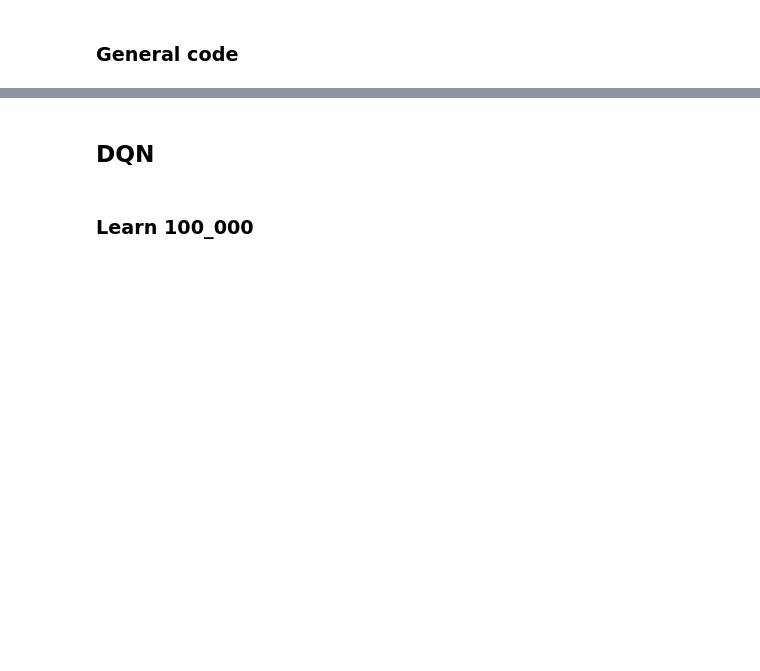
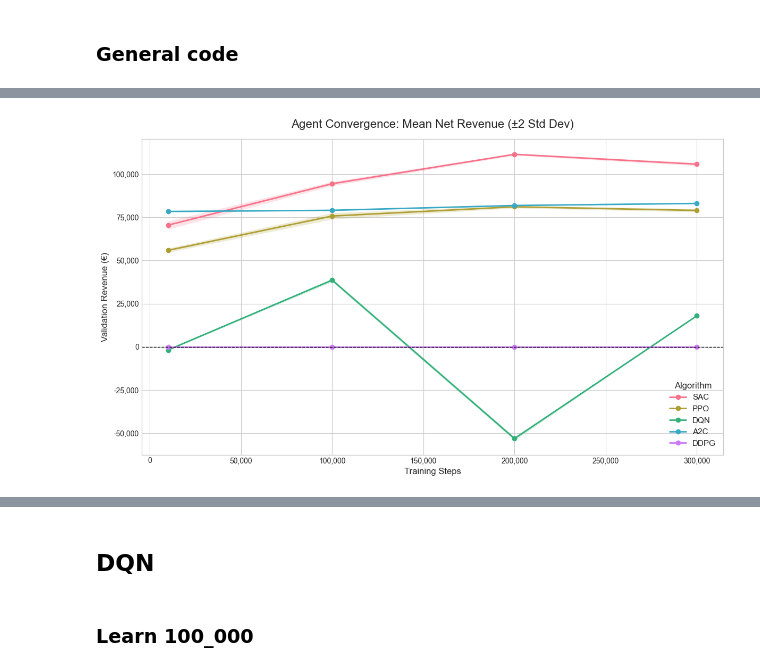
Before and after one commit to DeLany123/Thesis, a Jupyter notebook: Simulation/suite_simple_trading/test_models/compare_different_models.ipynb, the cells around one changed output, grey strips where cells are left out. Drawn from its saved outputs; the diff is of its cells as text; code cells hidden in the pictures; blank space fills up the shorter version.

```diff
--- a/Simulation/suite_simple_trading/test_models/compare_different_models.ipynb
+++ b/Simulation/suite_simple_trading/test_models/compare_different_models.ipynb
@@ -37,6 +36,7 @@ train_df, val_df_list, test_df_list = get_or_create_train_val_test_split(
     TEST_FRACTION,
     BUFFER_DAYS,
 )
+val_df_combined = pd.concat(val_df_list, ignore_index=True)
 test_df_combined = pd.concat(test_df_list, ignore_index=True)
 # %% [output]
 --- Loading cached cleaned data: ../../../data/2025_minute_cleaned.pkl ---
@@ -44,0 +512,56 @@ Split loaded. Total Test Episodes: 10
+# %%
+# 1. Read the data
+df = pd.read_csv("statistical_comparison_results.csv")
+
+# 2. Set professional styling
+plt.style.use('seaborn-v0_8-whitegrid')
+fig, ax = plt.subplots(figsize=(12, 7))
+
+# Define a custom color palette so lines and fills match perfectly
+colors = sns.color_palette("husl", len(df['agent'].unique()))
+
+# 3. Plot each agent
+for i, agent in enumerate(df['agent'].unique()):
+    subset = df[df['agent'] == agent]
+
+    # Plot the mean line with dots at the exact checkpoints
+    line, = ax.plot(
+        subset['total_steps'],
+        subset['mean_revenue'],
+        marker='o',          # Adds a dot at 10k, 100k, etc.
+        linewidth=2,
+        label=agent,
+        color=colors[i]
+    )
+
+    # Plot the standard deviation shading
+    # We multiply by 2 to show the 95% Confidence Interval (2 Standard Deviations)
+    # This makes the very small variance slightly more visible on the graph
+    ax.fill_between(
+        subset['total_steps'],
+        subset['mean_revenue'] - (2 * subset['std_revenue']),
+        subset['mean_revenue'] + (2 * subset['std_revenue']),
+        color=colors[i],
+        alpha=0.2,           # Transparency
+        linewidth=0          # Removes the border of the shaded area
+    )
+
+# 4. Formatting
+ax.set_title("Agent Convergence: Mean Net Revenue (±2 Std Dev)", fontsize=16, pad=15)
+ax.set_xlabel("Training Steps", fontsize=12)
+ax.set_ylabel("Validation Revenue (€)", fontsize=12)
+
+# Format X and Y axes with comma separators (e.g., 100,000)
+ax.xaxis.set_major_formatter(ticker.FuncFormatter(lambda x, p: format(int(x), ',')))
+ax.yaxis.set_major_formatter(ticker.FuncFormatter(lambda y, p: format(int(y), ',')))
+
+# Make the legend look nice
+ax.legend(title="Algorithm", title_fontsize='12', fontsize='11', loc='lower right')
+
+# Add a line at 0 to easily see who is losing money (like DQN)
+ax.axhline(0, color='black', linewidth=1, linestyle='--')
+
+plt.tight_layout()
+plt.show()
+# %% [output]
+[figure, added]
```
Also changed, not shown: parts of 21 cells of this notebook, 2 other files.
